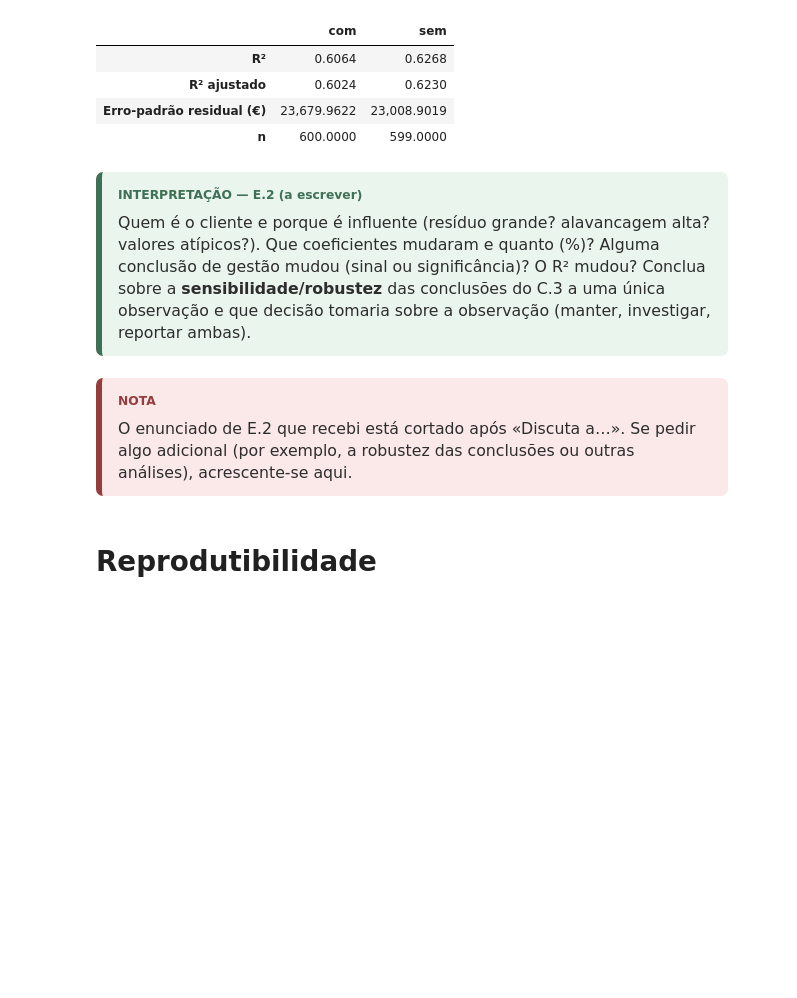
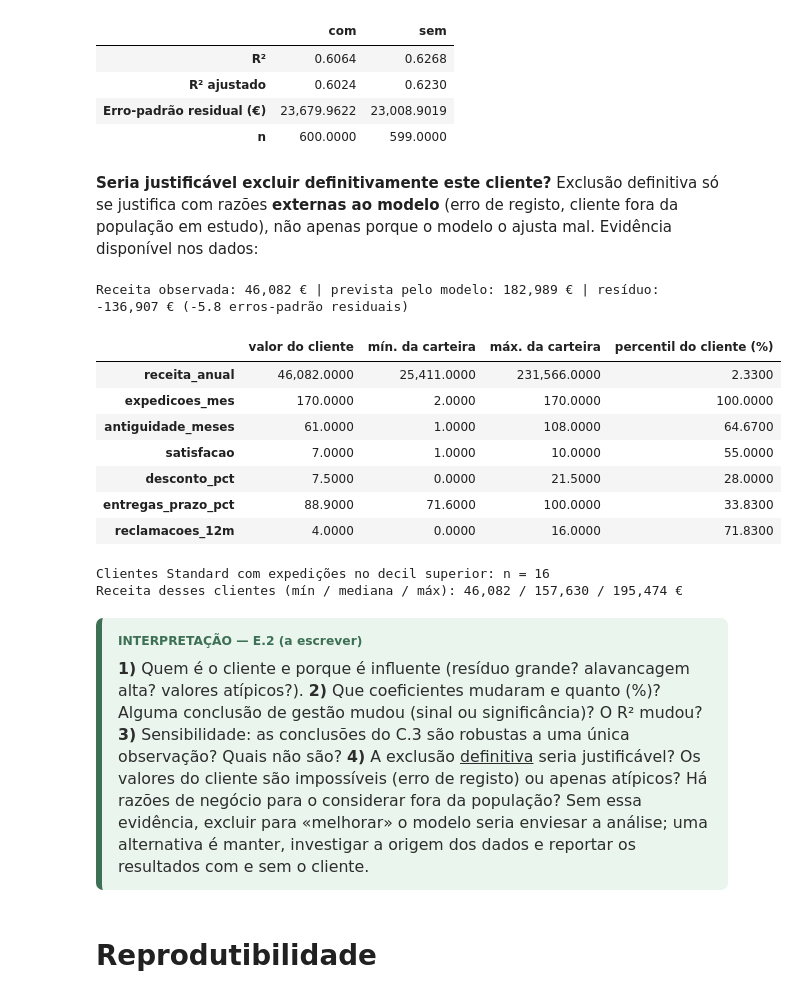
Before and after one commit to marcoluzmartins/claimsSettlement, a Jupyter notebook: Trabalho_L_Notebook.ipynb, the cells around one changed output. Cells and saved outputs as stored; diff of their text form; code cells hidden in the pictures; blank space fills up the shorter version.

```diff
--- a/Trabalho_L_Notebook.ipynb
+++ b/Trabalho_L_Notebook.ipynb
@@ -650,16 +650,47 @@ ajuste
 | R² ajustado | 0.6024 | 0.6230 |
 | Erro-padrão residual (€) | 23,679.9622 | 23,008.9019 |
 | n | 600.0000 | 599.0000 |
+# %% [markdown]
+**Seria justificável excluir definitivamente este cliente?** Exclusão definitiva só se justifica com razões **externas ao modelo** (erro de registo, cliente fora da população em estudo), não apenas porque o modelo o ajusta mal. Evidência disponível nos dados:
+# %%
+cli = dados.loc[idx_max]
+prev = modelo.fittedvalues[idx_max]
+print(f"Receita observada: {cli['receita_anual']:,.0f} € | prevista pelo modelo: {prev:,.0f} € | "
+      f"resíduo: {cli['receita_anual'] - prev:,.0f} € ({(cli['receita_anual'] - prev) / np.sqrt(modelo.scale):.1f} erros-padrão residuais)")
+
+# 1) Os valores do cliente são admissíveis (dentro do intervalo observado) ou impossíveis?
+num = ["receita_anual"] + preditores
+plausib = pd.DataFrame({
+    "valor do cliente": cli[num].astype(float),
+    "mín. da carteira": dados[num].min(),
+    "máx. da carteira": dados[num].max(),
+    "percentil do cliente (%)": [100 * (dados[c] <= cli[c]).mean() for c in num],
+})
+display(plausib.round(2))
+
+# 2) Compara com clientes semelhantes (mesmo contrato e expedições no decil superior)
+sem = dados[(dados["tipo_contrato"] == cli["tipo_contrato"]) &
+            (dados["expedicoes_mes"] >= dados["expedicoes_mes"].quantile(0.9))]
+print(f"Clientes {cli['tipo_contrato']} com expedições no decil superior: n = {len(sem)}")
+print("Receita desses clientes (mín / mediana / máx): "
+      f"{sem['receita_anual'].min():,.0f} / {sem['receita_anual'].median():,.0f} / {sem['receita_anual'].max():,.0f} €")
+# %% [output]
+Receita observada: 46,082 € | prevista pelo modelo: 182,989 € | resíduo: -136,907 € (-5.8 erros-padrão residuais)
+|  | valor do cliente | mín. da carteira | máx. da carteira | percentil do cliente (%) |
+| receita_anual | 46,082.0000 | 25,411.0000 | 231,566.0000 | 2.3300 |
+| expedicoes_mes | 170.0000 | 2.0000 | 170.0000 | 100.0000 |
+| antiguidade_meses | 61.0000 | 1.0000 | 108.0000 | 64.6700 |
+| satisfacao | 7.0000 | 1.0000 | 10.0000 | 55.0000 |
+| desconto_pct | 7.5000 | 0.0000 | 21.5000 | 28.0000 |
+| entregas_prazo_pct | 88.9000 | 71.6000 | 100.0000 | 33.8300 |
+| reclamacoes_12m | 4.0000 | 0.0000 | 16.0000 | 71.8300 |
+Clientes Standard com expedições no decil superior: n = 16
+Receita desses clientes (mín / mediana / máx): 46,082 / 157,630 / 195,474 €
 # %% [markdown]
 <div style="border-left:6px solid #3D7054; background:#EAF5EE; padding:12px 16px; border-radius:7px; margin:8px 0 14px 0;">
 <div style="font-size:0.82em; font-weight:700; letter-spacing:0.06em; color:#3D7054;">INTERPRETAÇÃO — E.2 (a escrever)</div>
-<div style="margin-top:6px; font-size:1.05em; color:#2D2D2D;">Quem é o cliente e porque é influente (resíduo grande? alavancagem alta? valores atípicos?). Que coeficientes mudaram e quanto (%)? Alguma conclusão de gestão mudou (sinal ou significância)? O R² mudou? Conclua sobre a <b>sensibilidade/robustez</b> das conclusões do C.3 a uma única observação e que decisão tomaria sobre a observação (manter, investigar, reportar ambas).</div>
+<div style="margin-top:6px; font-size:1.05em; color:#2D2D2D;"><b>1)</b> Quem é o cliente e porque é influente (resíduo grande? alavancagem alta? valores atípicos?). <b>2)</b> Que coeficientes mudaram e quanto (%)? Alguma conclusão de gestão mudou (sinal ou significância)? O R² mudou? <b>3)</b> Sensibilidade: as conclusões do C.3 são robustas a uma única observação? Quais não são? <b>4)</b> A exclusão <u>definitiva</u> seria justificável? Os valores do cliente são impossíveis (erro de registo) ou apenas atípicos? Há razões de negócio para o considerar fora da população? Sem essa evidência, excluir para «melhorar» o modelo seria enviesar a análise; uma alternativa é manter, investigar a origem dos dados e reportar os resultados com e sem o cliente.</div>
 </div>
-# %% [markdown]
-<div style="border-left:6px solid #943D3D; background:#FBE9E9; padding:12px 16px; border-radius:7px; margin:8px 0 14px 0;">
-<div style="font-size:0.82em; font-weight:700; letter-spacing:0.06em; color:#943D3D;">NOTA</div>
-<div style="margin-top:6px; font-size:1.05em; color:#2D2D2D;">O enunciado de E.2 que recebi está cortado após «Discuta a…». Se pedir algo adicional (por exemplo, a robustez das conclusões ou outras análises), acrescente-se aqui.</div>
-</div>
 # %% [markdown]
 # Reprodutibilidade
 # %% [markdown]
```
Also changed, not shown: 1 other file.
